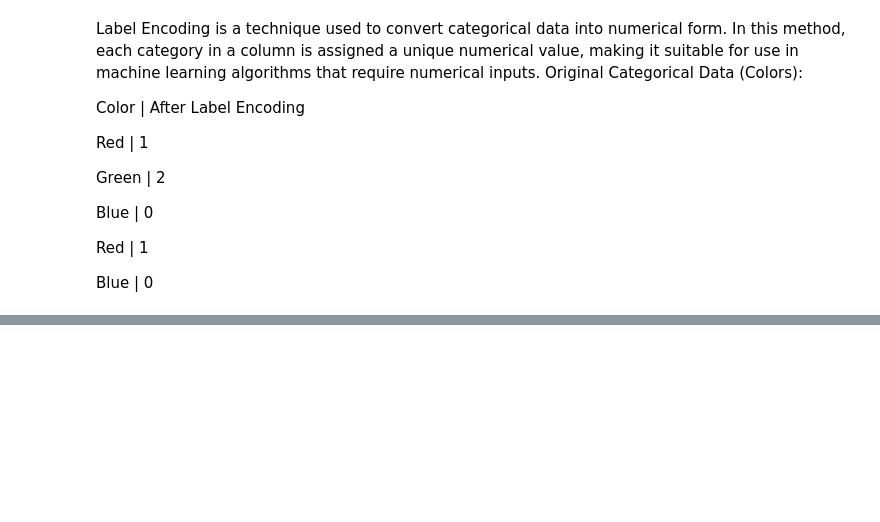
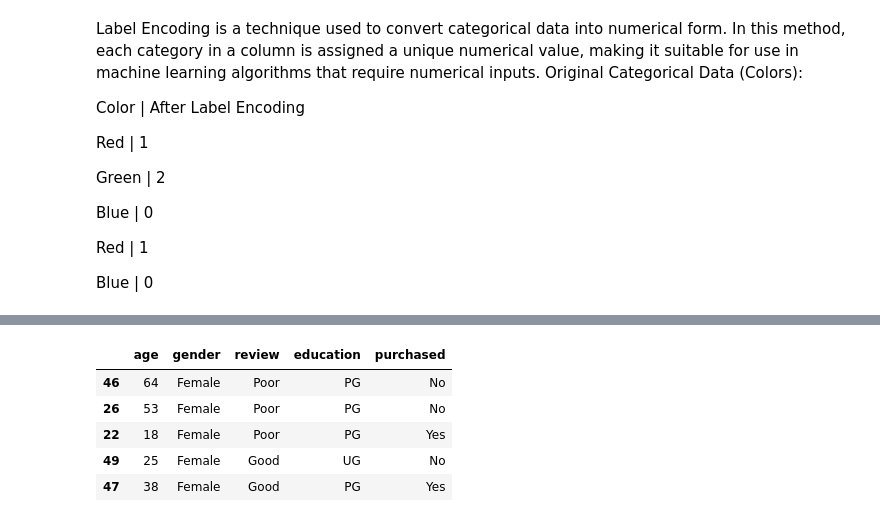
Before and after one commit to rishabh6900/ML-Notebook, a Jupyter notebook: feature engineering/4Encoding Categorical Data(Ordinal Encoding ) .ipynb, the cells around one changed output, grey strips where cells are left out. Saved outputs shown, nothing was run; the diff lists cells and outputs as text; code cells hidden in the pictures; blank space fills up the shorter version.

```diff
--- a/feature engineering/4Encoding Categorical Data(Ordinal Encoding ) .ipynb
+++ b/feature engineering/4Encoding Categorical Data(Ordinal Encoding ) .ipynb
@@ -49,0 +69,9 @@ Blue     |              0
+# %%
+df.sample(5)
+# %% [output]
+|  | age | gender | review | education | purchased |
+| 46 | 64 | Female | Poor | PG | No |
+| 26 | 53 | Female | Poor | PG | No |
+| 22 | 18 | Female | Poor | PG | Yes |
+| 49 | 25 | Female | Good | UG | No |
+| 47 | 38 | Female | Good | PG | Yes |
```
Also changed, not shown: parts of 22 cells of this notebook, 2 other files.
